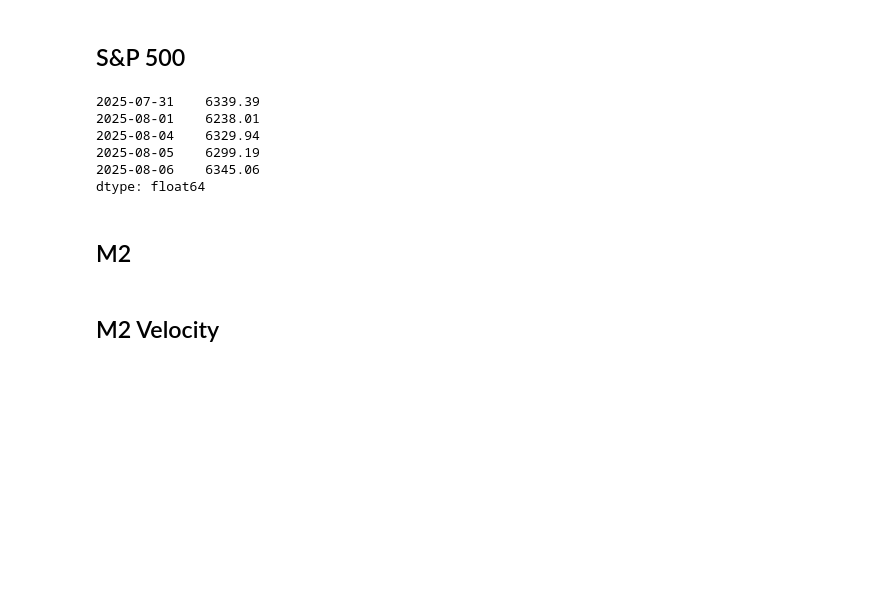
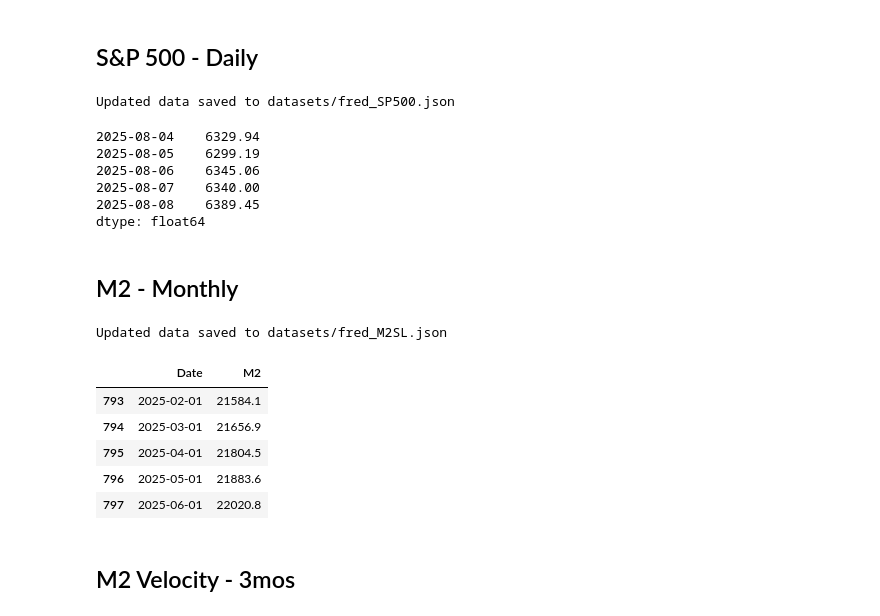
Before and after one commit to wallscreet/fred, a Jupyter notebook: datasets.ipynb, the cells around one changed output. Cells and saved outputs as stored; diff of their text form; code cells hidden in the pictures; blank space fills up the shorter version.

Commit message:
adding FRED datasets

```diff
--- a/datasets.ipynb
+++ b/datasets.ipynb
@@ -13,12 +42,18 @@ fred = Fred(api_key=FRED_API_KEY)
 # %% [markdown]
-## S&P 500
+## S&P 500 - Daily
 # %%
 spdata = fred.get_series('SP500')
+df_spdata = spdata.to_frame().reset_index()
+df_spdata.columns = ['Date', 'Price']
+
+series_to_json('SP500', df_spdata)
+
 spdata.tail()
 # %% [output]
-2025-07-31    6339.39
-2025-08-01    6238.01
-2025-08-04    6329.94
-2025-08-05    6299.19
-2025-08-06    6345.06
-dtype: float64
+Updated data saved to datasets/fred_SP500.json
+2025-08-04    6329.94
+2025-08-05    6299.19
+2025-08-06    6345.06
+2025-08-07    6340.00
+2025-08-08    6389.45
+dtype: float64
@@ -25,2 +63,39 @@ dtype: float64
 # %% [markdown]
-## M2
+## M2 - Monthly
+# %%
+dataset_id = "M2SL"
+
+m2 = fred.get_series(dataset_id)
+df_m2 = m2.to_frame().reset_index()
+df_m2.columns = ['Date', 'M2']
+
+# # If file exists, load and merge
+# if os.path.exists(json_path):
+#     # Load existing data
+#     with open(json_path, "r") as f:
+#         existing_data = json.load(f)
+#     df_existing = pd.DataFrame(existing_data)
+#     df_existing["Date"] = pd.to_datetime(df_existing["Date"])
+
+#     # Append only new rows
+#     df_combined = pd.concat([df_existing, df_m2])
+#     df_combined = df_combined.drop_duplicates(subset=["Date"]).sort_values("Date")
+# else:
+#     # No file exists, use fresh data
+#     df_combined = df_m2
+
+# # Save to JSON
+# df_combined.to_json(json_path, orient="records", date_format="iso")
+
+# print(f"Updated data saved to {json_path}")
+
+series_to_json(dataset_id, df_m2)
+df_m2.tail()
+# %% [output]
+Updated data saved to datasets/fred_M2SL.json
+|  | Date | M2 |
+| 793 | 2025-02-01 | 21584.1 |
+| 794 | 2025-03-01 | 21656.9 |
+| 795 | 2025-04-01 | 21804.5 |
+| 796 | 2025-05-01 | 21883.6 |
+| 797 | 2025-06-01 | 22020.8 |
@@ -27,3 +105,3 @@ dtype: float64
 # %% [markdown]
-## M2 Velocity
+## M2 Velocity - 3mos
 # %%
```
Also changed, not shown: parts of 69 cells of this notebook, 24 other files.
